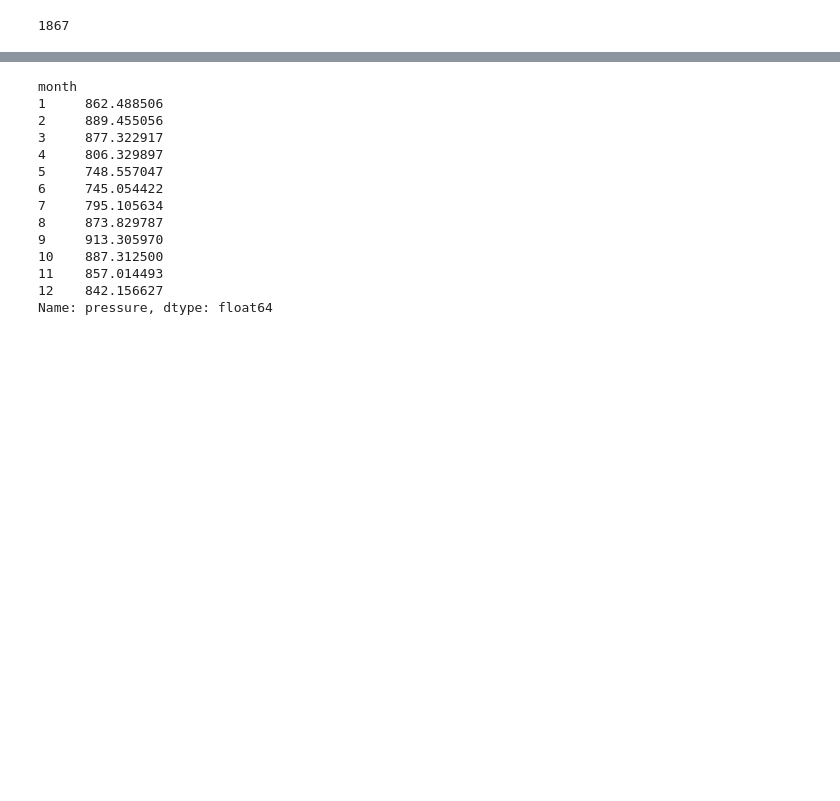
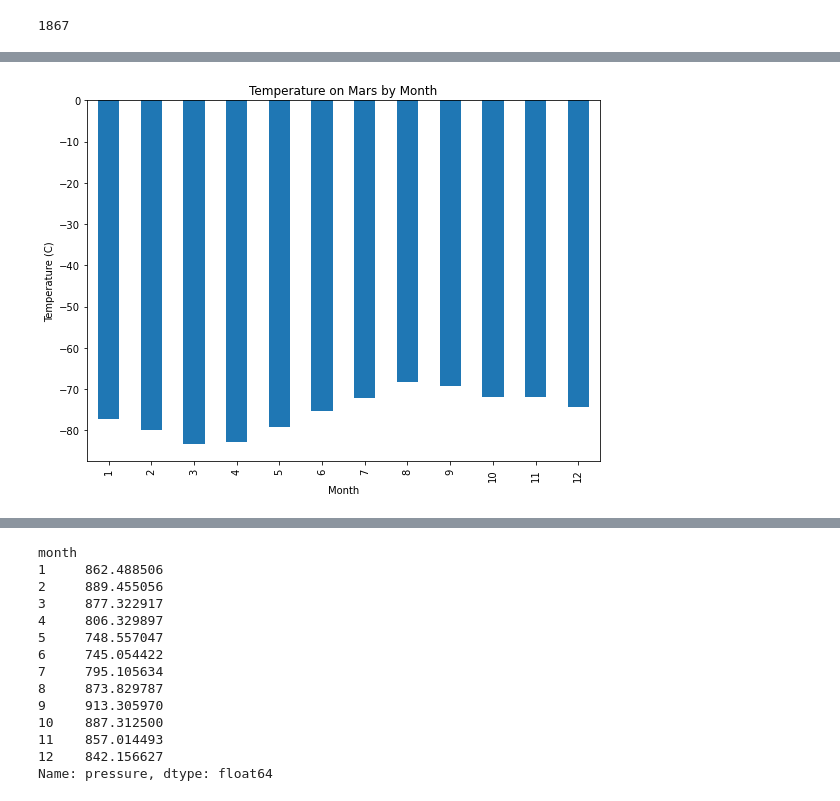
Before and after one commit to yosieph/HTML_challenge_11, a Jupyter notebook: Starter_Code/part_2_mars_weather.ipynb, the cells around one changed output, grey strips where cells are left out. Drawn from its saved outputs; the diff is of its cells as text; code cells hidden in the pictures; blank space fills up the shorter version.

```diff
--- a/Starter_Code/part_2_mars_weather.ipynb
+++ b/Starter_Code/part_2_mars_weather.ipynb
@@ -104,0 +125,6 @@ dtype: object
+# %%
+# Change data types for data analysis
+df = df.astype({'sol': int, 'ls': int, 'month': int, 'min_temp': float,
+                'pressure': float}, errors='raise')
+df['terrestrial_date']= pd.to_datetime(df['terrestrial_date'])
+df.head()
@@ -176,0 +194,11 @@ Name: min_temp, dtype: float64
+# %%
+# 3. What is the average low temperature by month?
+# avg_temp = df.groupby('month')['min_temp'].mean()
+# avg_temp = avg_temp.to_frame()
+# avg_temp.reset_index(inplace=True)
+# avg_temp
+
+avg_low_temp = df.groupby(['month']).mean()['min_temp']
+
+av_low_temp=pd.DataFrame(avg_low_temp)
+av_low_temp
@@ -176,0 +220,10 @@ Name: min_temp, dtype: float64
+# %%
+# Plot the average temperature by month
+avg_low_temp.plot.bar(figsize = (8,6))
+plt.title("Temperature on Mars by Month")
+plt.xlabel('Month')
+plt.ylabel('Temperature (C)')
+plt.tight_layout()
+plt.show()
+# %% [output]
+[figure, added]
```
Also changed, not shown: parts of 21 cells of this notebook.
